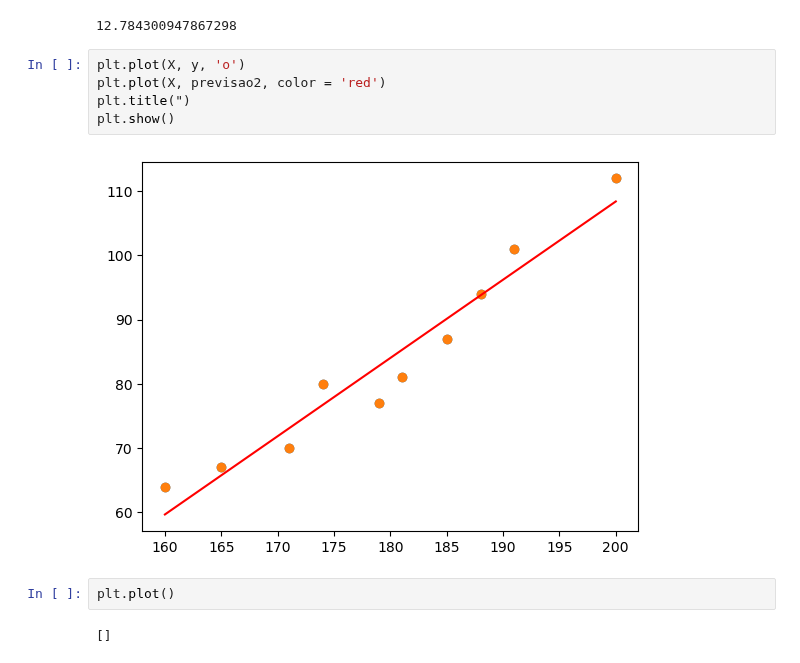
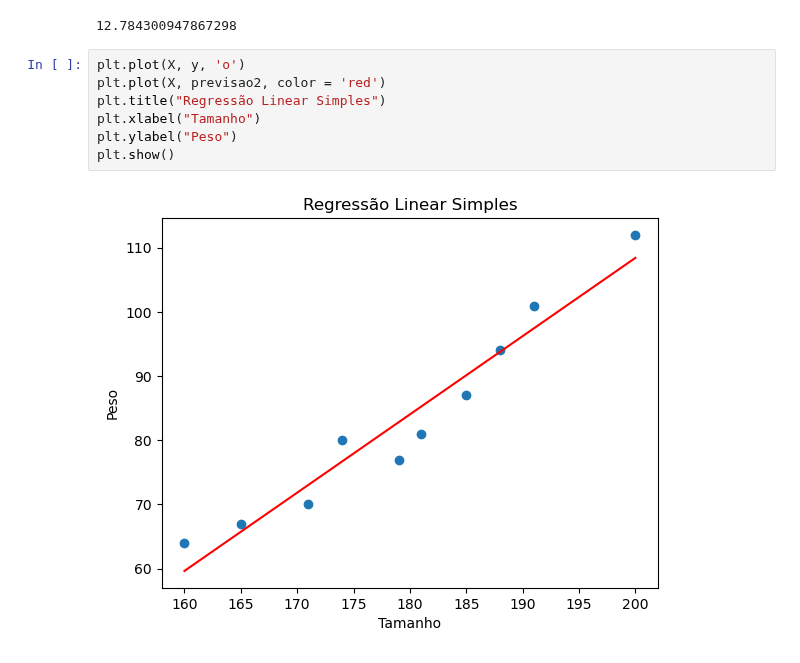
Before and after one commit to LucasAAraujo/XPE-Conteudo, a Jupyter notebook: Bootcamp_Python_XPE/Modulo_4/RegressaoLinear.ipynb, the cells around one changed output. Drawn from its saved outputs; the diff is of its cells as text.

Commit message:
feat: Modulo 4 - Regressão Linear Simples

```diff
--- a/Bootcamp_Python_XPE/Modulo_4/RegressaoLinear.ipynb
+++ b/Bootcamp_Python_XPE/Modulo_4/RegressaoLinear.ipynb
@@ -100,11 +100,9 @@ mse
 # %%
 plt.plot(X, y, 'o')
 plt.plot(X, previsao2, color = 'red')
-plt.title(")
+plt.title("Regressão Linear Simples")
+plt.xlabel("Tamanho")
+plt.ylabel("Peso")
 plt.show()
 # %% [output]
-[figure, old version]
+[figure, new version]
-# %%
-plt.plot()
-# %% [output]
-[]
```
